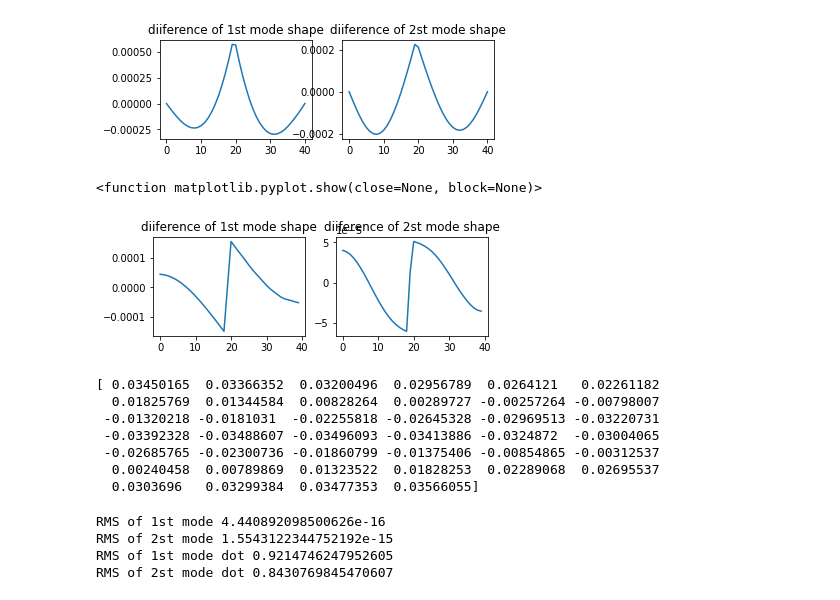
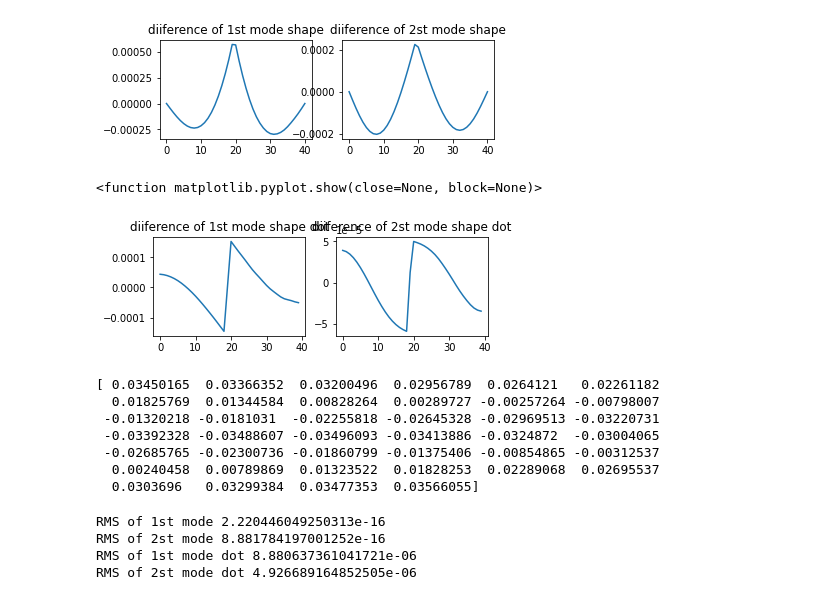
Before and after one commit to Yukipedia133/mode_shape, a Jupyter notebook: notebooks/main.ipynb, the cells around one changed output. Cells and saved outputs as stored; diff of their text form; code cells hidden in the pictures.

```diff
--- a/notebooks/main.ipynb
+++ b/notebooks/main.ipynb
@@ -10,6 +10,7 @@ import matrix
 import import_data
 from numpy.linalg import svd
 N = 40
+L = 41
 # %%
 path_b_int =  "../data/acc_b.csv"
 acc_b_int = import_data.data(path_b_int)
@@ -52,26 +53,26 @@ plt.show
 <function matplotlib.pyplot.show(close=None, block=None)>
 [figure]
 # %%
-mode_int_dot = matrix.A(N)@mode_int
-mode_d_dot = matrix.A(N)@mode_d
+mode_int_dot = matrix.A(N,L)@mode_int
+mode_d_dot = matrix.A(N,L)@mode_d
 deff1_dot = mode_int_dot[:,0].T-mode_d_dot[:,0].T
 deff2_dot = mode_int_dot[:,1].T-mode_d_dot[:,1].T
 fig = plt.figure()
 #ax = fig.add_axes([0,0,1,1])
 ax1 = fig.add_subplot(2, 2, 1)
 ax2 = fig.add_subplot(2, 2, 2)
 #ax.set_xlabel("w(rad/s)")
 #ax.set_ylabel("mode(m/s)")
 ax1.plot(deff1_dot)
-ax1.set_title("diiference of 1st mode shape")
+ax1.set_title("diiference of 1st mode shape dot")
 #ax1.plot(mode_d[:,0].T)
 ax2.plot(deff2_dot)
-ax2.set_title("diiference of 2st mode shape")
+ax2.set_title("diiference of 2st mode shape dot")
 #ax2.plot(mode_d[:,1].T)
 plt.show
 # %% [output]
 <function matplotlib.pyplot.show(close=None, block=None)>
-[figure, old version]
+[figure, new version]
 # %%
 print(mode_d_dot[:,1])
 # %% [output]
@@ -83,12 +84,12 @@ print(mode_d_dot[:,1])
   0.00240458  0.00789869  0.01323522  0.01828253  0.02289068  0.02695537
   0.0303696   0.03299384  0.03477353  0.03566055]
 # %%
-print("RMS of 1st mode",abs(1-(sum(mode_d[:,0]**2)/sum(mode_int[:,0]**2)**0.5)))
-print("RMS of 2st mode",abs(1-(sum(mode_d[:,1]**2)/sum(mode_int[:,1]**2)**0.5)))
-print("RMS of 1st mode dot",abs(1-(sum(mode_d_dot[:,0]**2)/sum(mode_int_dot[:,0]**2)**0.5)))
-print("RMS of 2st mode dot",abs(1-(sum(mode_d_dot[:,1]**2)/sum(mode_int_dot[:,1]**2)**0.5)))
+print("RMS of 1st mode",abs(1-((sum(mode_d[:,0]**2)/sum(mode_int[:,0]**2))**0.5)))
+print("RMS of 2st mode",abs(1-((sum(mode_d[:,1]**2)/sum(mode_int[:,1]**2))**0.5)))
+print("RMS of 1st mode dot",abs(1-((sum(mode_d_dot[:,0]**2)/sum(mode_int_dot[:,0]**2))**0.5)))
+print("RMS of 2st mode dot",abs(1-((sum(mode_d_dot[:,1]**2)/sum(mode_int_dot[:,1]**2))**0.5)))
 # %% [output]
-RMS of 1st mode 4.440892098500626e-16
-RMS of 2st mode 1.5543122344752192e-15
-RMS of 1st mode dot 0.9214746247952605
-RMS of 2st mode dot 0.8430769845470607
+RMS of 1st mode 2.220446049250313e-16
+RMS of 2st mode 8.881784197001252e-16
+RMS of 1st mode dot 8.880637361041721e-06
+RMS of 2st mode dot 4.926689164852505e-06
```
Also changed, not shown: parts of 1 cell of this notebook, 22 other files.
